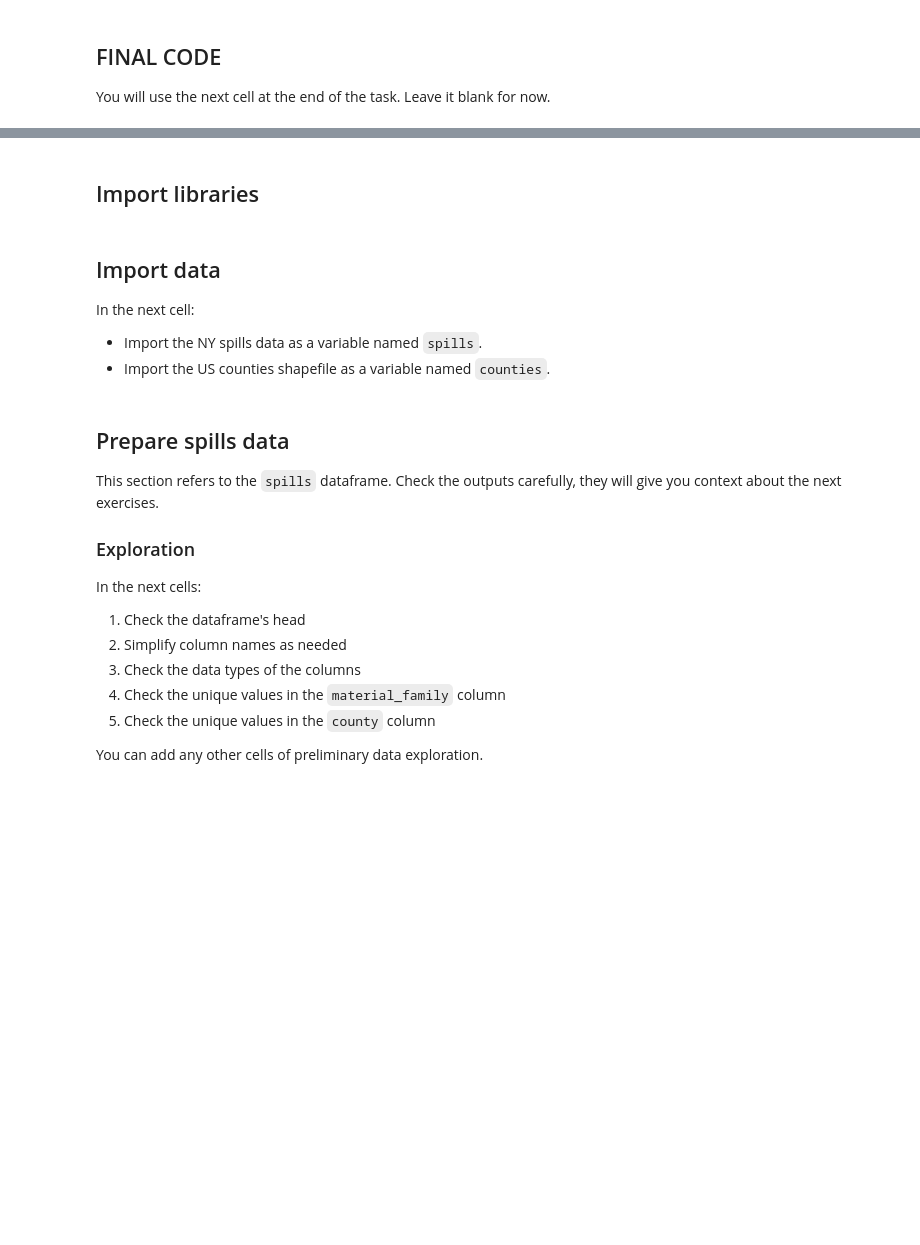
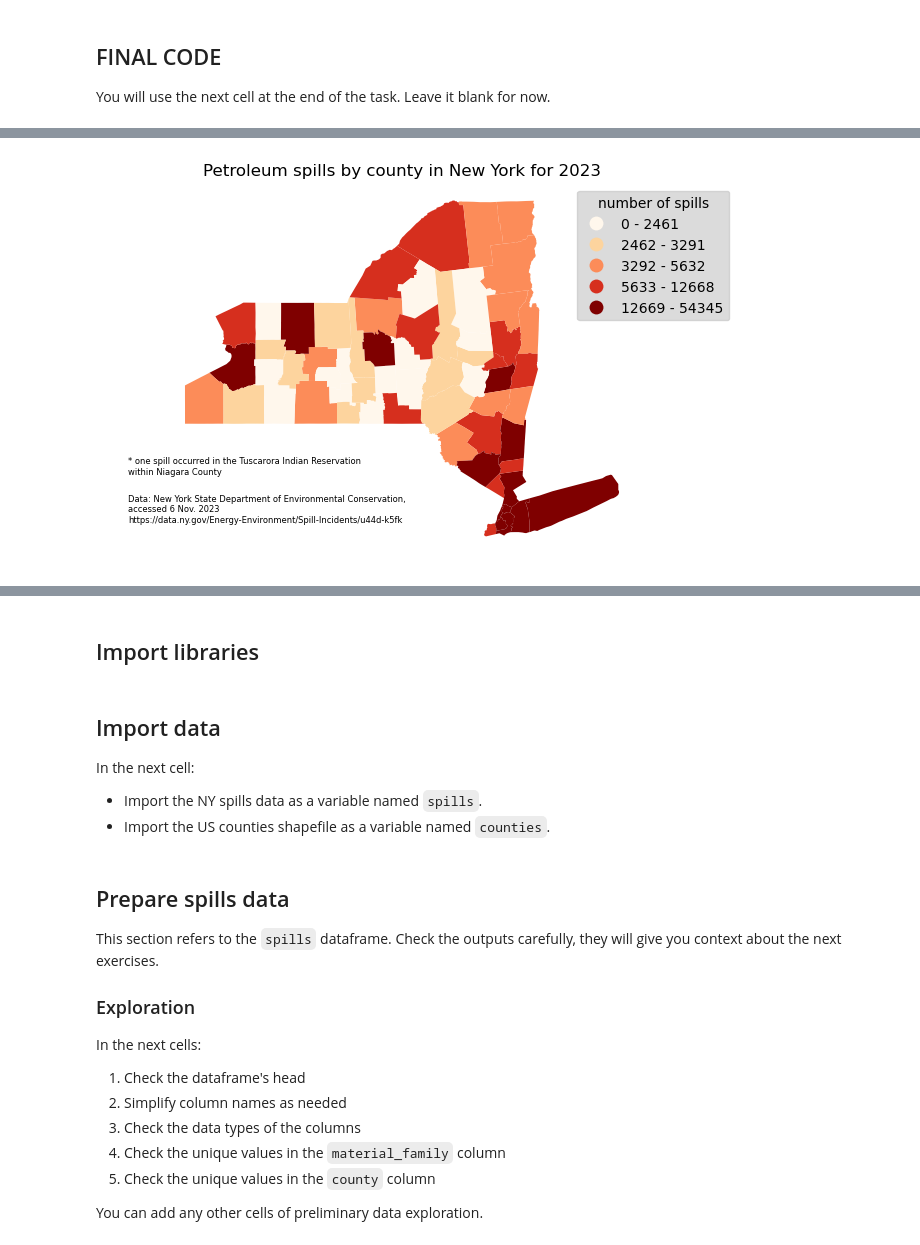
Before and after one commit to charliecurtin1/eds220-hwk-3, a Jupyter notebook: hwk3-task1-spills.ipynb, the cells around one changed output, grey strips where cells are left out. Saved outputs shown, nothing was run; the diff lists cells and outputs as text; code cells hidden in the pictures; blank space fills up the shorter version.

```diff
--- a/hwk3-task1-spills.ipynb
+++ b/hwk3-task1-spills.ipynb
@@ -44,0 +51,79 @@ You will use the next cell at the end of the task. Leave it blank for now.
+# %%
+### ===== FINAL CODE =====
+
+# import libraries
+import pandas as pd
+import numpy as np
+import geopandas as gpd
+import matplotlib.pyplot as plt
+
+# read in the spills data and the counties shapefile
+spills = pd.read_csv('data/Spill_Incidents_20231106.csv')
+
+counties = gpd.read_file('data/tl_2022_us_county/tl_2022_us_county.shp')
+
+# simplify the column names
+spills.columns = spills.columns.str.lower().str.replace(' ', '_')
+
+counties.columns = counties.columns.str.lower()
+
+# change spill date column to be a datetime object
+spills['spill_date'] = pd.to_datetime(spills['spill_date'])
+
+# select petroleum spills that took place between January 2023 and October 2023
+petr_23 = spills[(spills.material_family == 'Petroleum') & (spills.spill_date >= '01/01/2023') & (spills.spill_date <= '10/31/2023')]
+
+# find the number of spills per county
+spills_per_county = spills.groupby("county")['material_family'].count()
+
+# turn it into a dataframe
+spills_per_county = spills_per_county.to_frame().reset_index().rename(columns = {'material_family':'n_spills'})
+
+# select counties for the state of New York
+ny_counties = counties[counties.statefp == '36']
+
+# update the name of St Lawrence to match with the name in ny_counties
+spills_per_county.at[70, 'county'] = 'St. Lawrence'
+
+# rename the 'name' to 'county' in the ny_counties dataframe to have a common column to join on
+ny_counties = ny_counties.rename(columns = {'name':'county'})
+
+# merge the two dataframes
+ny_counties = pd.merge(ny_counties,
+              spills_per_county,
+              how = 'inner',
+              on = 'county')
+
+# add the one spill from the Tuscarora Reservation to Niagara County's count
+ny_counties.at[31, 'n_spills'] = ny_counties.n_spills[31] + 1
+
+
+# create a chloropleth map of the number of petroleum spills per county
+fig, ax = plt.subplots()
+
+ny_counties.plot(ax = ax,
+                column = 'n_spills',
+                cmap = "OrRd",
+                legend = True,
+                scheme = 'quantiles',
+                legend_kwds={'labels': ['0 - 2461', '2462 - 3291', '3292 - 5632', '5633 - 12668', '12669 - 54345'],
+                            'title': 'number of spills',
+                            'bbox_to_anchor': (1.2, 1),
+                            'facecolor': 'lightgray'})
+
+# turn the axes labels off
+ax.axis('off')
+
+# add a title to the plot
+ax.set_title('Petroleum spills by county in New York for 2023')
+
+# add annotations
+ax.annotate("Data: New York State Department of Environmental Conservation, \naccessed 6 Nov. 2023 \nhttps://data.ny.gov/Energy-Environment/Spill-Incidents/u44d-k5fk",
+           xy = (0.05, 0.1),
+           xycoords = 'figure fraction',
+           fontsize = 6)
+ax.annotate("* one spill occurred in the Tuscarora Indian Reservation \nwithin Niagara County",
+           xy = (.05, .2),
+           xycoords = 'figure fraction',
+           fontsize = 6)
+# %% [output]
@@ -45,3 +131,4 @@ You will use the next cell at the end of the task. Leave it blank for now.
+[figure, added]
 # %% [markdown]
 <!-- write your description in this markdwon cell -->
 # %% [markdown]
```
Also changed, not shown: parts of 15 cells of this notebook.
